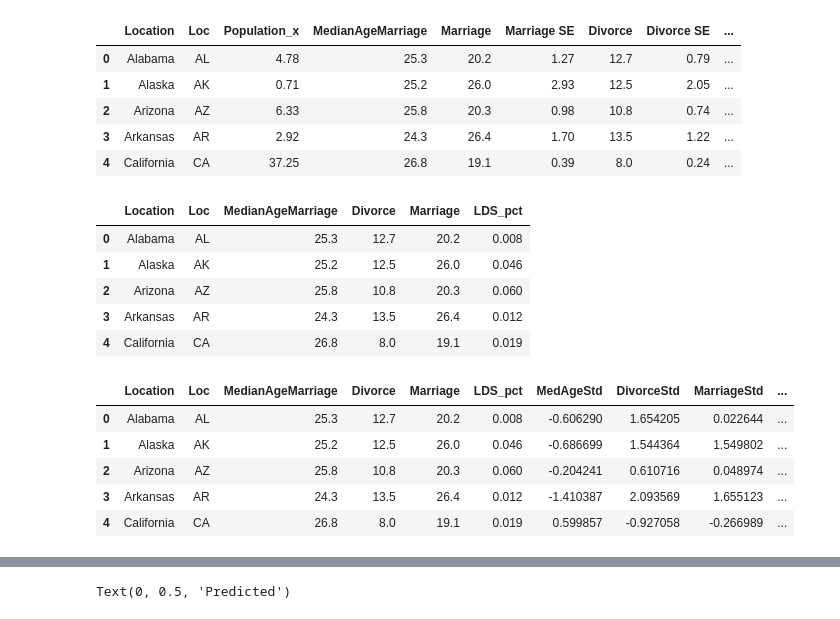
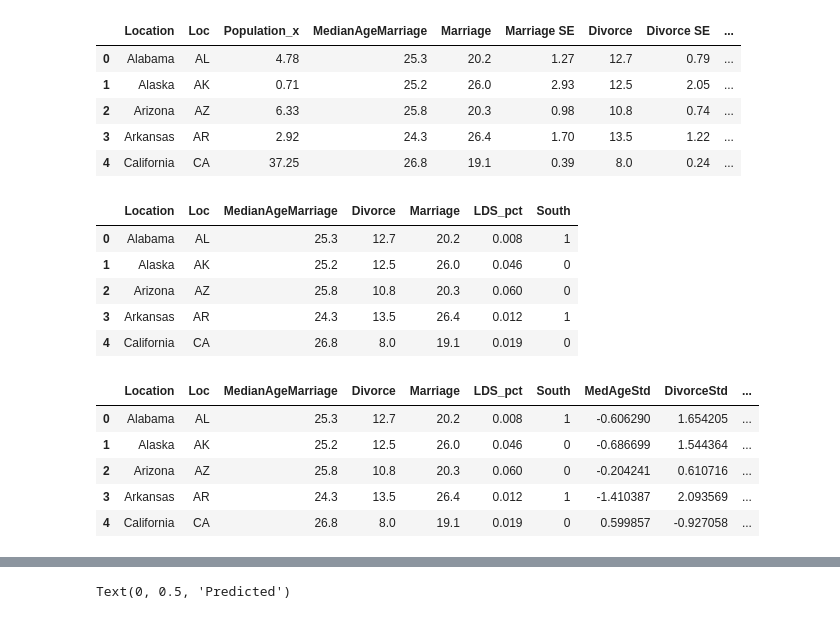
Before and after one commit to ujkam/stat_rethinking_2, a Jupyter notebook: Chapter 5 HW.ipynb, the cells around one changed output, grey strips where cells are left out. Cells and saved outputs as stored; diff of their text form; code cells hidden in the pictures.

```diff
--- a/Chapter 5 HW.ipynb
+++ b/Chapter 5 HW.ipynb
@@ -228,15 +228,15 @@ divorce_lds.head()
 | 3 | Arkansas | AR | 2.92 | 24.3 | 26.4 | 1.70 | 13.5 | 1.22 | ... |
 | 4 | California | CA | 37.25 | 26.8 | 19.1 | 0.39 | 8.0 | 0.24 | ... |
 # %%
-training_data = divorce_lds[['Location','Loc','MedianAgeMarriage', 'Divorce','Marriage','LDS_pct']].copy()
+training_data = divorce_lds[['Location','Loc','MedianAgeMarriage', 'Divorce','Marriage','LDS_pct','South']].copy()
 training_data.head()
 # %% [output]
-|  | Location | Loc | MedianAgeMarriage | Divorce | Marriage | LDS_pct |
-| 0 | Alabama | AL | 25.3 | 12.7 | 20.2 | 0.008 |
-| 1 | Alaska | AK | 25.2 | 12.5 | 26.0 | 0.046 |
-| 2 | Arizona | AZ | 25.8 | 10.8 | 20.3 | 0.060 |
-| 3 | Arkansas | AR | 24.3 | 13.5 | 26.4 | 0.012 |
-| 4 | California | CA | 26.8 | 8.0 | 19.1 | 0.019 |
+|  | Location | Loc | MedianAgeMarriage | Divorce | Marriage | LDS_pct | South |
+| 0 | Alabama | AL | 25.3 | 12.7 | 20.2 | 0.008 | 1 |
+| 1 | Alaska | AK | 25.2 | 12.5 | 26.0 | 0.046 | 0 |
+| 2 | Arizona | AZ | 25.8 | 10.8 | 20.3 | 0.060 | 0 |
+| 3 | Arkansas | AR | 24.3 | 13.5 | 26.4 | 0.012 | 1 |
+| 4 | California | CA | 26.8 | 8.0 | 19.1 | 0.019 | 0 |
 # %%
 training_data['MedAgeStd'] = (training_data['MedianAgeMarriage'] - training_data['MedianAgeMarriage'].mean())/training_data['MedianAgeMarriage'].std()
 training_data['DivorceStd'] = (training_data['Divorce'] - training_data['Divorce'].mean())/training_data['Divorce'].std()
@@ -244,12 +244,12 @@ training_data['MarriageStd'] = (training_data['Marriage'] - training_data['Marri
 training_data['LDSStd'] = (training_data['LDS_pct'] - training_data['LDS_pct'].mean())/training_data['LDS_pct'].std()
 training_data.head()
 # %% [output]
-|  | Location | Loc | MedianAgeMarriage | Divorce | Marriage | LDS_pct | MedAgeStd | DivorceStd | MarriageStd | ... |
-| 0 | Alabama | AL | 25.3 | 12.7 | 20.2 | 0.008 | -0.606290 | 1.654205 | 0.022644 | ... |
-| 1 | Alaska | AK | 25.2 | 12.5 | 26.0 | 0.046 | -0.686699 | 1.544364 | 1.549802 | ... |
-| 2 | Arizona | AZ | 25.8 | 10.8 | 20.3 | 0.060 | -0.204241 | 0.610716 | 0.048974 | ... |
-| 3 | Arkansas | AR | 24.3 | 13.5 | 26.4 | 0.012 | -1.410387 | 2.093569 | 1.655123 | ... |
-| 4 | California | CA | 26.8 | 8.0 | 19.1 | 0.019 | 0.599857 | -0.927058 | -0.266989 | ... |
+|  | Location | Loc | MedianAgeMarriage | Divorce | Marriage | LDS_pct | South | MedAgeStd | DivorceStd | ... |
+| 0 | Alabama | AL | 25.3 | 12.7 | 20.2 | 0.008 | 1 | -0.606290 | 1.654205 | ... |
+| 1 | Alaska | AK | 25.2 | 12.5 | 26.0 | 0.046 | 0 | -0.686699 | 1.544364 | ... |
+| 2 | Arizona | AZ | 25.8 | 10.8 | 20.3 | 0.060 | 0 | -0.204241 | 0.610716 | ... |
+| 3 | Arkansas | AR | 24.3 | 13.5 | 26.4 | 0.012 | 1 | -1.410387 | 2.093569 | ... |
+| 4 | California | CA | 26.8 | 8.0 | 19.1 | 0.019 | 0 | 0.599857 | -0.927058 | ... |
 # %%
 with pm.Model() as m_5m4_a:
     a = pm.Normal('a', 0, 1)
```
Also changed, not shown: parts of 45 cells of this notebook, 13 other files.
